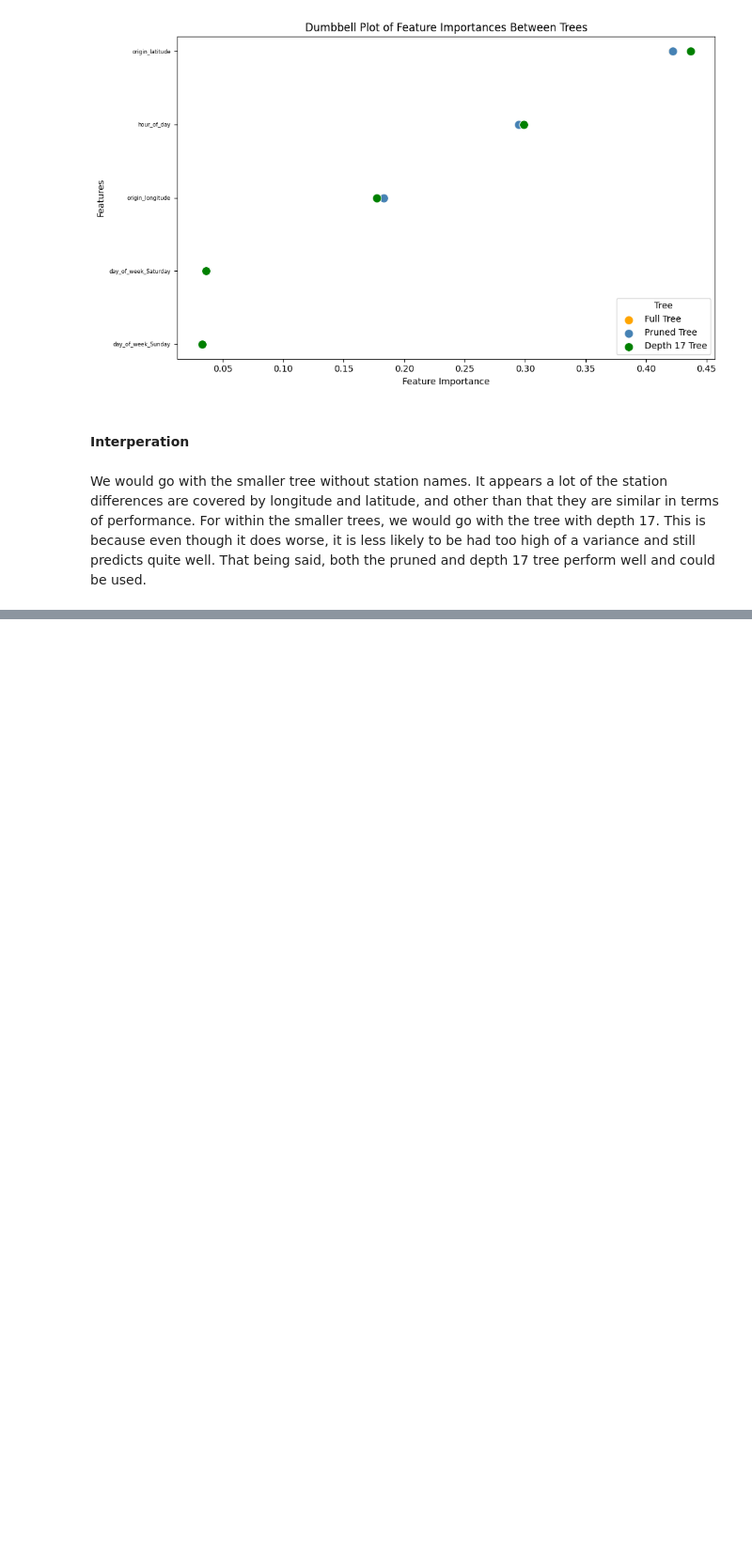
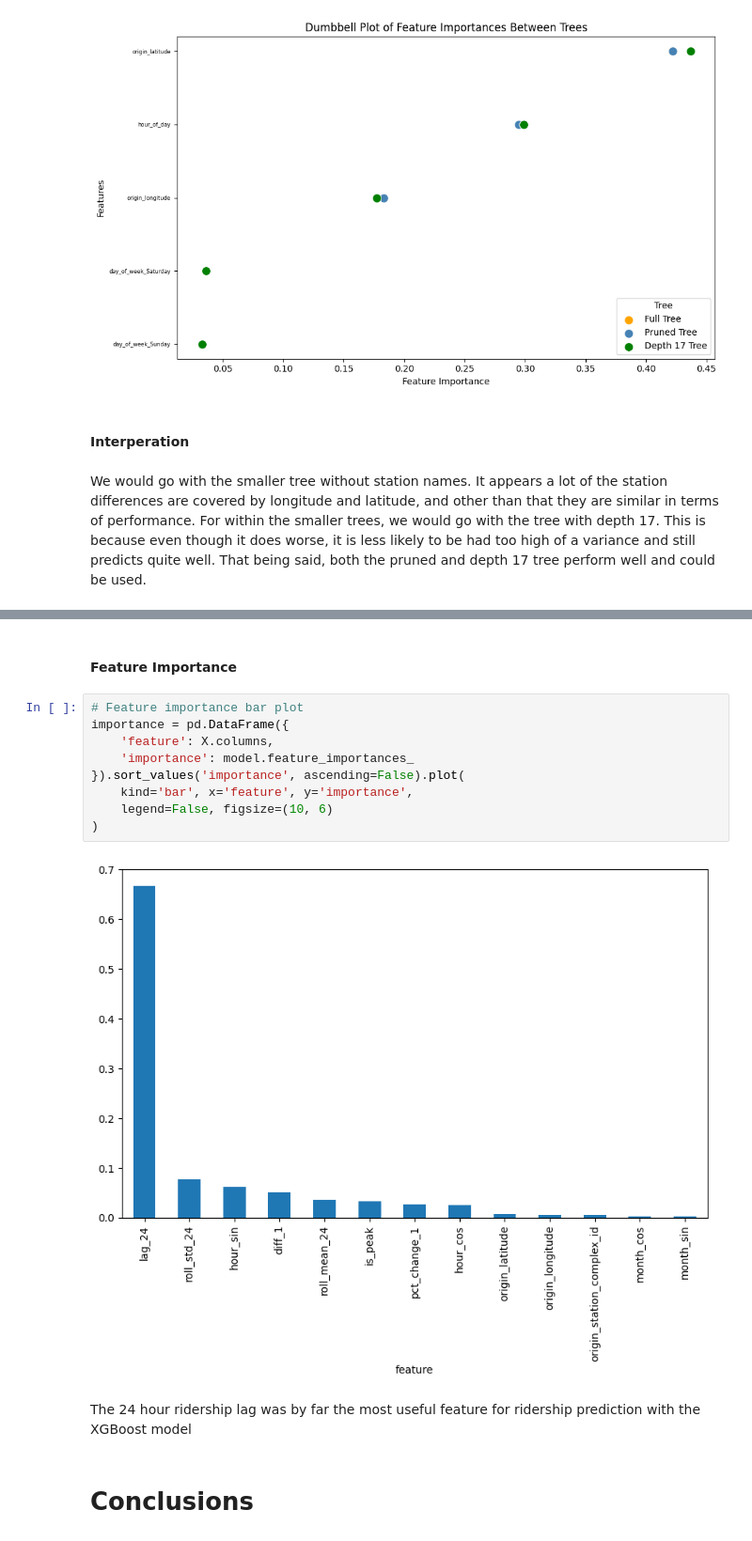
Before and after one commit to iansargent/nyc-subway-ridership-ml, a Jupyter notebook: final_report.ipynb, the cells around one changed output, grey strips where cells are left out. Shown at 94% size. Cells and saved outputs as stored; diff of their text form; blank space fills up the shorter version.

Commit message:
All machine learning info is now included. Will get to the conclusions and recommendations/limitations later

```diff
--- a/final_report.ipynb
+++ b/final_report.ipynb
@@ -890,0 +976,17 @@ We would go with the smaller tree without station names. It appears a lot of the
+# %% [markdown]
+#### Feature Importance
+# %%
+# Feature importance bar plot
+importance = pd.DataFrame({
+    'feature': X.columns,
+    'importance': model.feature_importances_
+}).sort_values('importance', ascending=False).plot(
+    kind='bar', x='feature', y='importance',
+    legend=False, figsize=(10, 6)
+)
+# %% [output]
+[figure, added]
+# %% [markdown]
+The 24 hour ridership lag was by far the most useful feature for ridership prediction with the XGBoost model
+# %% [markdown]
+# Conclusions
```
Also changed, not shown: parts of 14 cells of this notebook.
